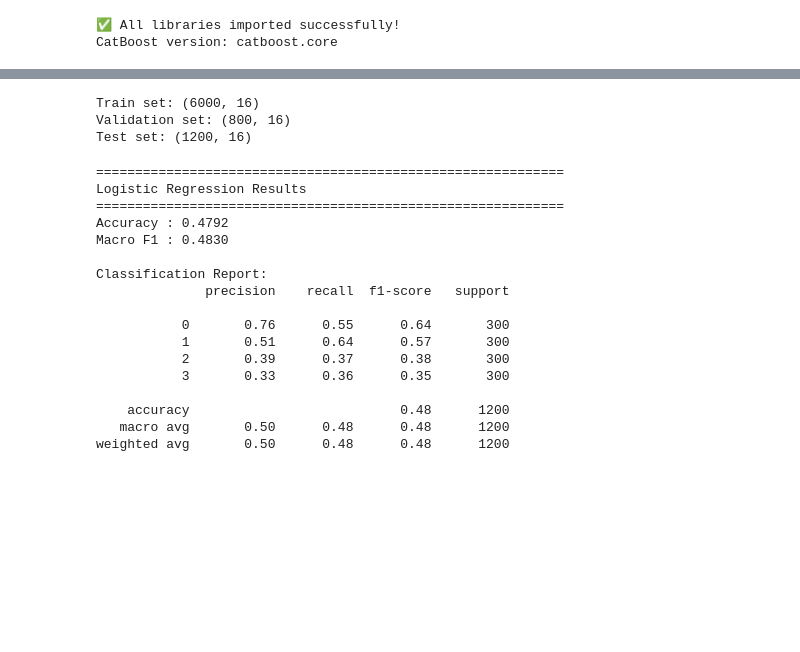
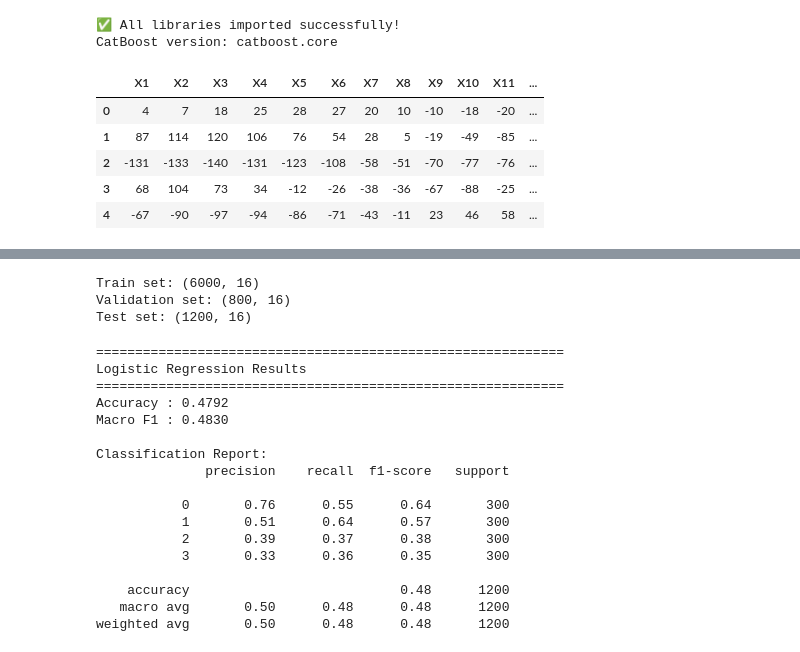
Before and after one commit to proshenjitbarua06-dot/skill-morph, a Jupyter notebook: Multi_Model_Ensemble_Framework_for_Precise_Multi_Class_Epileptic_Seizure_Subtype_Classification_using_High_Resolution_EEG_Signals_A_Comparative_Study_on_the_Bangalore_EEG_Epilepsy_Dataset_(BEED).ipynb, the cells around one changed output, grey strips where cells are left out. Cells and saved outputs as stored; diff of their text form; code cells hidden in the pictures; blank space fills up the shorter version.

```diff
--- a/Multi_Model_Ensemble_Framework_for_Precise_Multi_Class_Epileptic_Seizure_Subtype_Classification_using_High_Resolution_EEG_Signals_A_Comparative_Study_on_the_Bangalore_EEG_Epilepsy_Dataset_(BEED).ipynb
+++ b/Multi_Model_Ensemble_Framework_for_Precise_Multi_Class_Epileptic_Seizure_Subtype_Classification_using_High_Resolution_EEG_Signals_A_Comparative_Study_on_the_Bangalore_EEG_Epilepsy_Dataset_(BEED).ipynb
@@ -50,3 +50,14 @@ print("CatBoost version:", CatBoostClassifier.__module__)
 # %% [output]
 ✅ All libraries imported successfully!
 CatBoost version: catboost.core
+# %%
+# ====================== LOAD DATA ======================
+df = pd.read_csv("/content/drive/MyDrive/Dataset/BEED_Data.csv")
+df.head()
+# %% [output]
+|  | X1 | X2 | X3 | X4 | X5 | X6 | X7 | X8 | X9 | X10 | X11 | ... |
+| 0 | 4 | 7 | 18 | 25 | 28 | 27 | 20 | 10 | -10 | -18 | -20 | ... |
+| 1 | 87 | 114 | 120 | 106 | 76 | 54 | 28 | 5 | -19 | -49 | -85 | ... |
+| 2 | -131 | -133 | -140 | -131 | -123 | -108 | -58 | -51 | -70 | -77 | -76 | ... |
+| 3 | 68 | 104 | 73 | 34 | -12 | -26 | -38 | -36 | -67 | -88 | -25 | ... |
+| 4 | -67 | -90 | -97 | -94 | -86 | -71 | -43 | -11 | 23 | 46 | 58 | ... |
```
Also changed, not shown: parts of 4 cells of this notebook.
